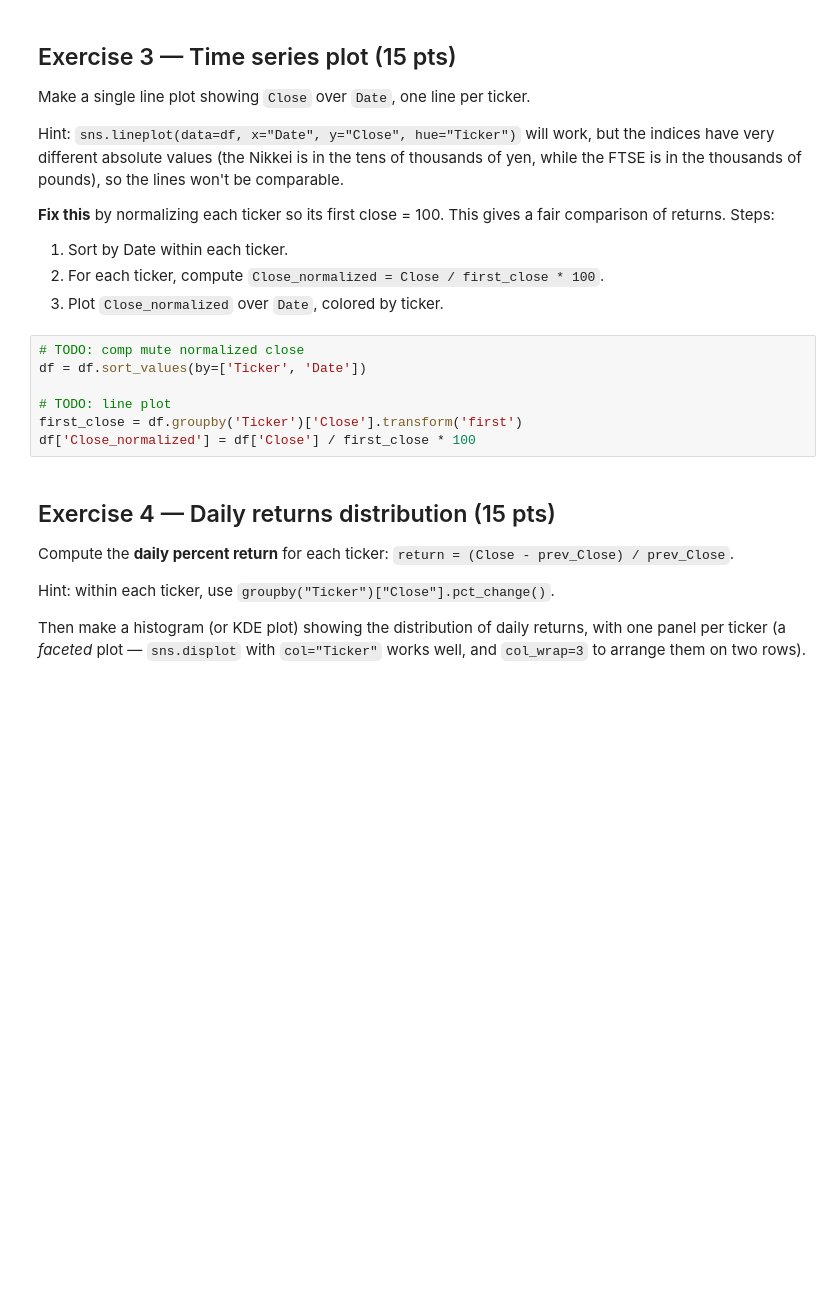
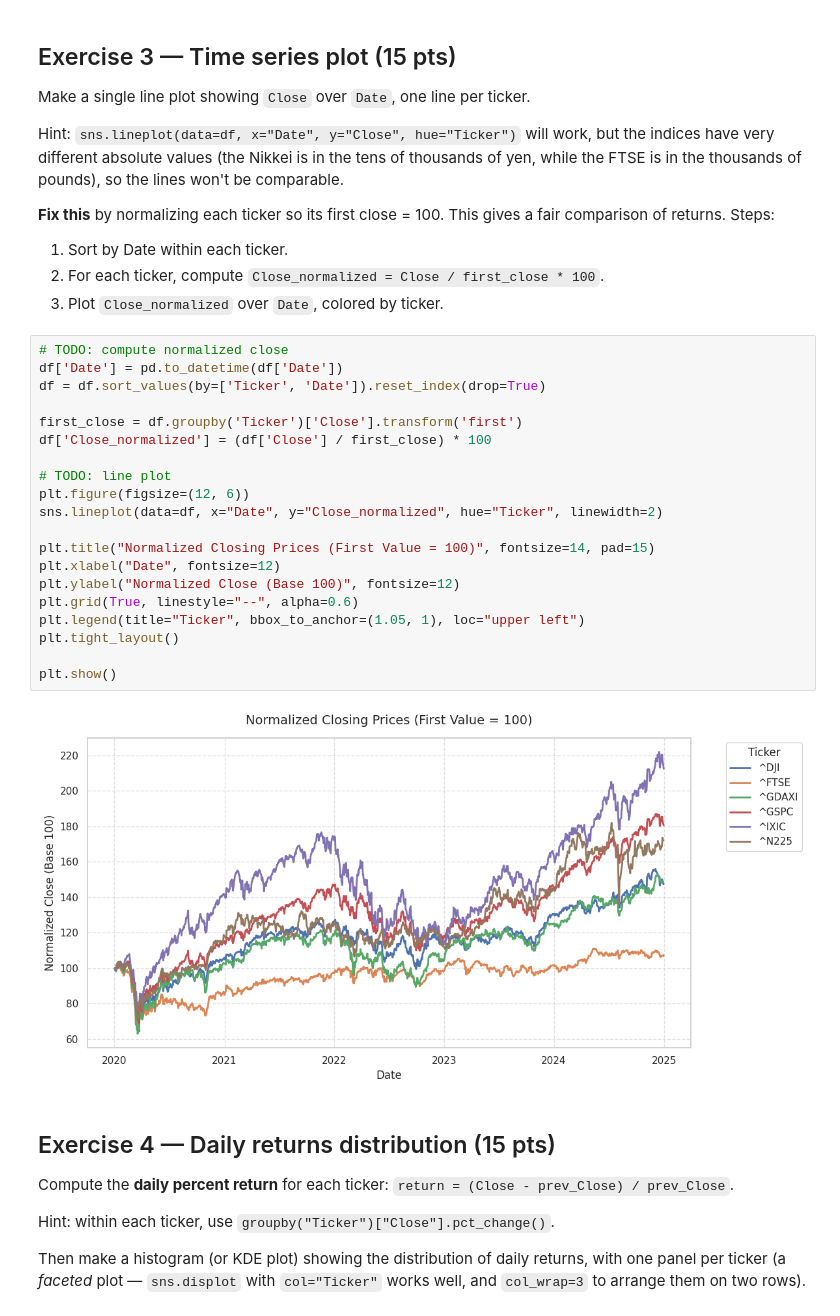
Before and after one commit to senohmbi-debug/ITCS-3162, a Jupyter notebook: lab_04_exercise.ipynb, the cells around one changed output. Saved outputs shown, nothing was run; the diff lists cells and outputs as text; blank space fills up the shorter version.

```diff
--- a/lab_04_exercise.ipynb
+++ b/lab_04_exercise.ipynb
@@ -188,13 +187,28 @@ Hint: `sns.lineplot(data=df, x="Date", y="Close", hue="Ticker")` will work, but
 1. Sort by Date within each ticker.
 2. For each ticker, compute `Close_normalized = Close / first_close * 100`.
 3. Plot `Close_normalized` over `Date`, colored by ticker.
-# %%
-# TODO: comp mute normalized close
-df = df.sort_values(by=['Ticker', 'Date'])
-
-# TODO: line plot
-first_close = df.groupby('Ticker')['Close'].transform('first')
-df['Close_normalized'] = df['Close'] / first_close * 100
+# %%
+# TODO: compute normalized close
+df['Date'] = pd.to_datetime(df['Date'])
+df = df.sort_values(by=['Ticker', 'Date']).reset_index(drop=True)
+
+first_close = df.groupby('Ticker')['Close'].transform('first')
+df['Close_normalized'] = (df['Close'] / first_close) * 100
+
+# TODO: line plot
+plt.figure(figsize=(12, 6))
+sns.lineplot(data=df, x="Date", y="Close_normalized", hue="Ticker", linewidth=2)
+
+plt.title("Normalized Closing Prices (First Value = 100)", fontsize=14, pad=15)
+plt.xlabel("Date", fontsize=12)
+plt.ylabel("Normalized Close (Base 100)", fontsize=12)
+plt.grid(True, linestyle="--", alpha=0.6)
+plt.legend(title="Ticker", bbox_to_anchor=(1.05, 1), loc="upper left")
+plt.tight_layout()
+
+plt.show()
+# %% [output]
+[figure, added]
 # %% [markdown]
 ## Exercise 4 — Daily returns distribution (15 pts)
 
```
Also changed, not shown: parts of 7 cells of this notebook.
